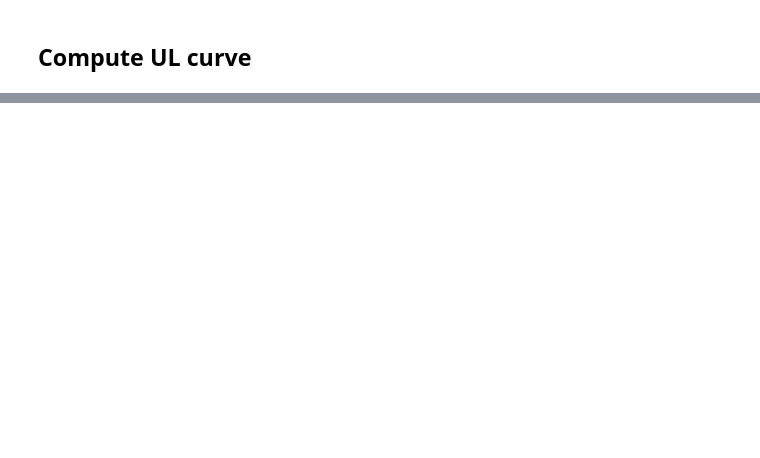
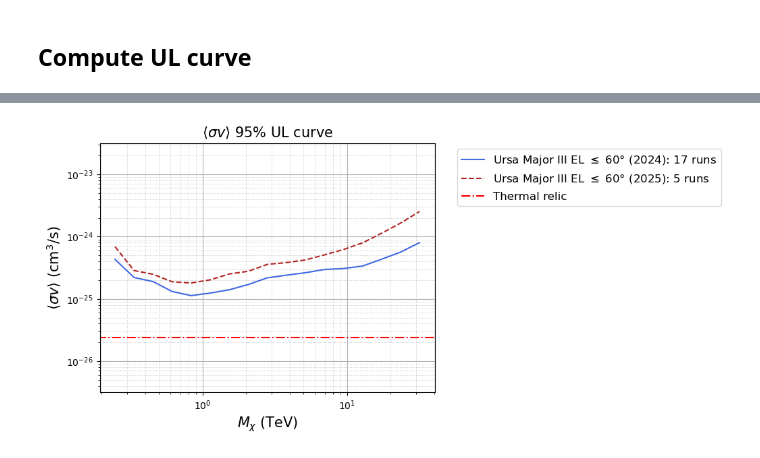
Before and after one commit to leandrorizk/dm_analysis, a Jupyter notebook: Ursa_Major_III.ipynb, the cells around one changed output, grey strips where cells are left out. Drawn from its saved outputs; the diff is of its cells as text; code cells hidden in the pictures; blank space fills up the shorter version.

```diff
--- a/Ursa_Major_III.ipynb
+++ b/Ursa_Major_III.ipynb
@@ -221,0 +291,7 @@ Warning in <TROOT::Append>: Replacing existing TH1: hg_1D (Potential memory leak
+# %%
+plotULcurve("test_UMa_III_lo_2024",units="TeV", addRelic=False, color='royalblue',
+            label=r"Ursa Major III EL $\leq$ 60° (2024): 17 runs")
+plotULcurve("test_UMa_III_lo_2025",units="TeV", addRelic=True, ls='--', color='firebrick',
+            label=r"Ursa Major III EL $\leq$ 60° (2025): 5 runs")
+# %% [output]
+[figure, added]
```
Also changed, not shown: parts of 27 cells of this notebook, 2 other files.
